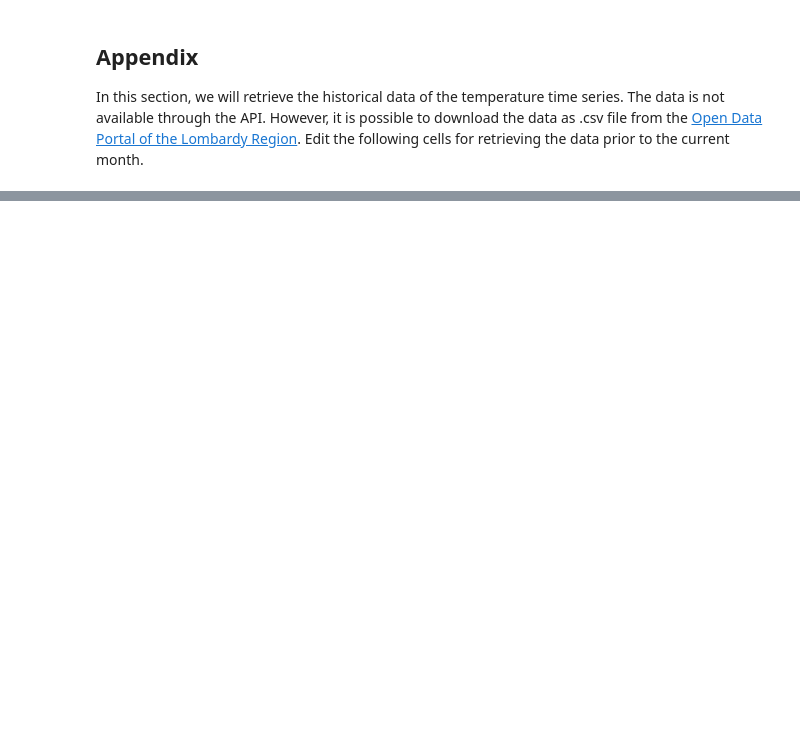
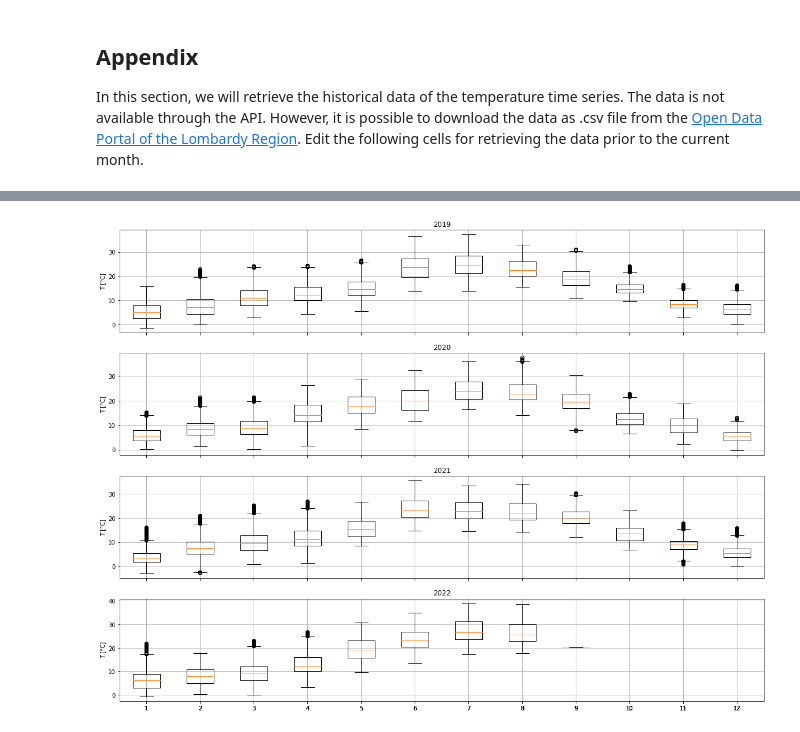
Before and after one commit to JFToro192/jpnbWQPsimile, a Jupyter notebook: notebooks/downloadMeteoARPA.ipynb, the cells around one changed output, grey strips where cells are left out. Saved outputs shown, nothing was run; the diff lists cells and outputs as text; code cells hidden in the pictures; blank space fills up the shorter version.

```diff
--- a/notebooks/downloadMeteoARPA.ipynb
+++ b/notebooks/downloadMeteoARPA.ipynb
@@ -251,0 +271,16 @@ ax.grid()
+# %%
+fig, ax = plt.subplots(4,1,figsize=(20, 15), sharex='col')
+i = 0
+for year in list(df.index.year.unique()):
+    temp = []
+    df_y = df[df.index.year==year]
+    for month in np.linspace(1,12,12):
+        temp.append(list(df_y[df_y.index.month==month]['Valore']))
+    ax[i].boxplot(temp)
+    ax[i].set_title(f'{year}')
+    ax[i].set_ylabel(f'T [°C]')
+    ax[i].grid()
+    # df_y.boxplot(by=df_y.index.month,column=['Valore'], ax=ax[i], labels=)
+    i += 1
+# %% [output]
+[figure, added]
```
Also changed, not shown: parts of 9 cells of this notebook, 1 other file.
